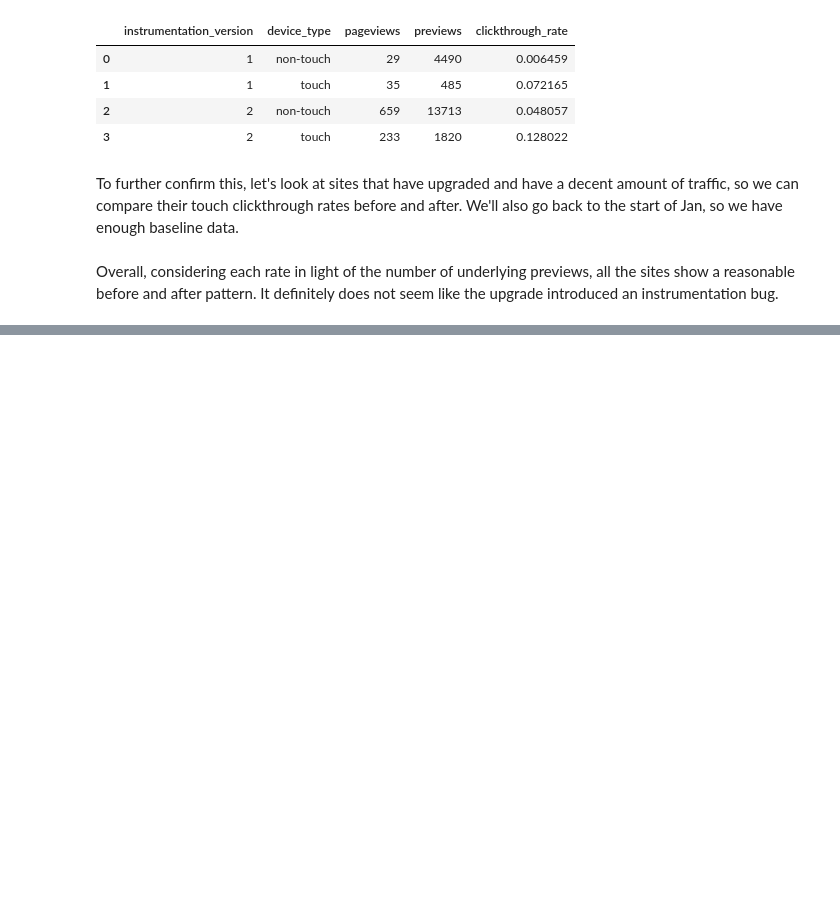
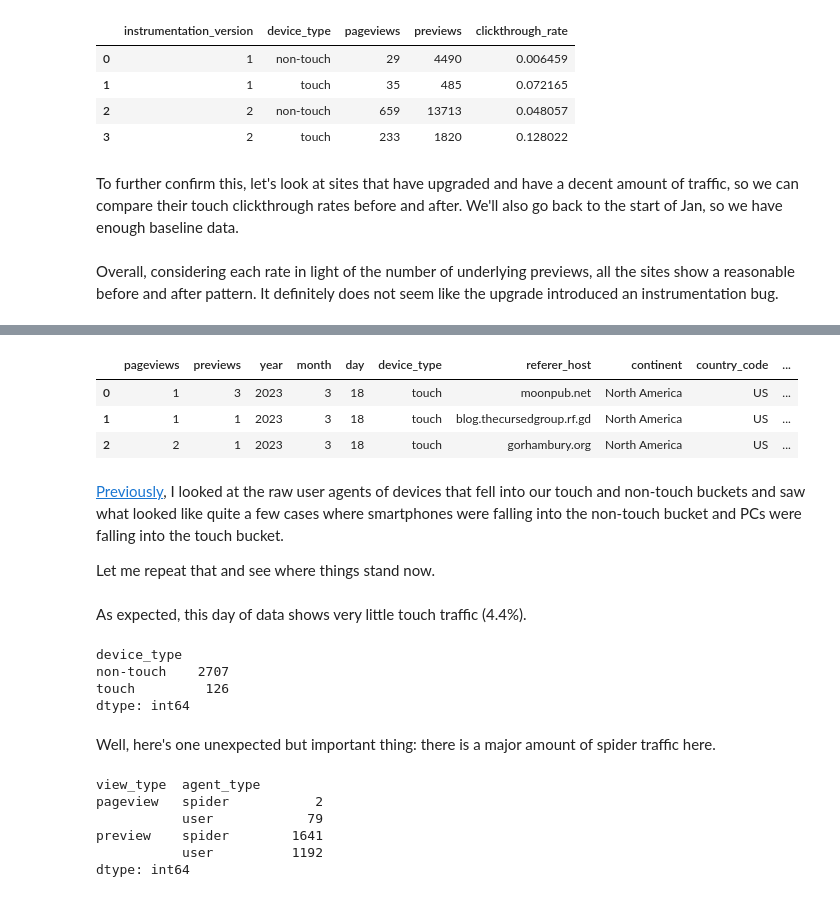
Before and after one commit to nshahquinn/misc-wikimedia-analysis, a Jupyter notebook: 2023/2023-03_Wikipedia_Preview_data_checks.ipynb, the cells around one changed output, grey strips where cells are left out. Cells and saved outputs as stored; diff of their text form; code cells hidden in the pictures; blank space fills up the shorter version.

```diff
--- a/2023/2023-03_Wikipedia_Preview_data_checks.ipynb
+++ b/2023/2023-03_Wikipedia_Preview_data_checks.ipynb
@@ -168,0 +317,20 @@ Overall, considering each rate in light of the number of underlying previews, al
+# %%
+wmf.presto.run(f"""
+    SELECT *
+    FROM wmf_product.wikipediapreview_stats
+    WHERE
+        year = 2023
+        AND month = 3
+        AND day = 18
+        AND referer_host in ('gorhambury.org', 'moonpub.net', 'blog.thecursedgroup.rf.gd')
+        AND device_type = 'touch'
+""")
+# %% [output]
+|  | pageviews | previews | year | month | day | device_type | referer_host | continent | country_code | ... |
+| 0 | 1 | 3 | 2023 | 3 | 18 | touch | moonpub.net | North America | US | ... |
+| 1 | 1 | 1 | 2023 | 3 | 18 | touch | blog.thecursedgroup.rf.gd | North America | US | ... |
+| 2 | 2 | 1 | 2023 | 3 | 18 | touch | gorhambury.org | North America | US | ... |
+# %% [markdown]
+[Previously](https://github.com/nshahquinn/misc-wikimedia-analysis/blob/master/2022/2022-07_wikipedia-preview-mobile-desktop-mismatch.ipynb), I looked at the raw user agents of devices that fell into our touch and non-touch buckets and saw what looked like quite a few cases where smartphones were falling into the non-touch bucket and PCs were falling into the touch bucket.
+
+Let me repeat that and see where things stand now.
@@ -168,0 +382,20 @@ Overall, considering each rate in light of the number of underlying previews, al
+# %% [markdown]
+As expected, this day of data shows very little touch traffic (4.4%).
+# %%
+wp_preview_hits_private.query("view_type == 'preview'").groupby('device_type').apply(len)
+# %% [output]
+device_type
+non-touch    2707
+touch         126
+dtype: int64
+# %% [markdown]
+Well, here's one unexpected but important thing: there is a major amount of spider traffic here.
+# %%
+wp_preview_hits_private.groupby(["view_type", "agent_type"]).apply(len)
+# %% [output]
+view_type  agent_type
+pageview   spider           2
+           user            79
+preview    spider        1641
+           user          1192
+dtype: int64
```
Also changed, not shown: parts of 38 cells of this notebook.
